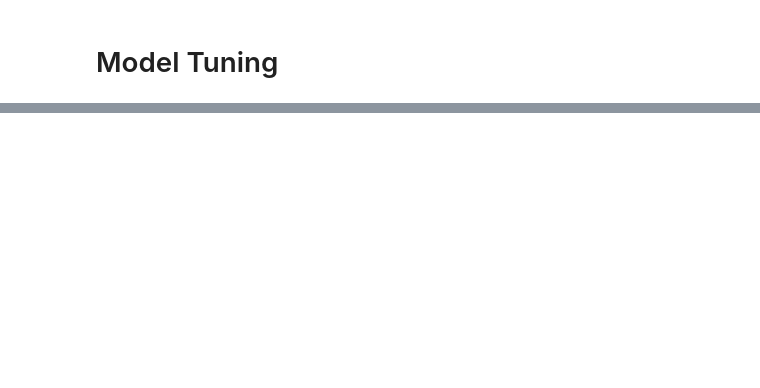
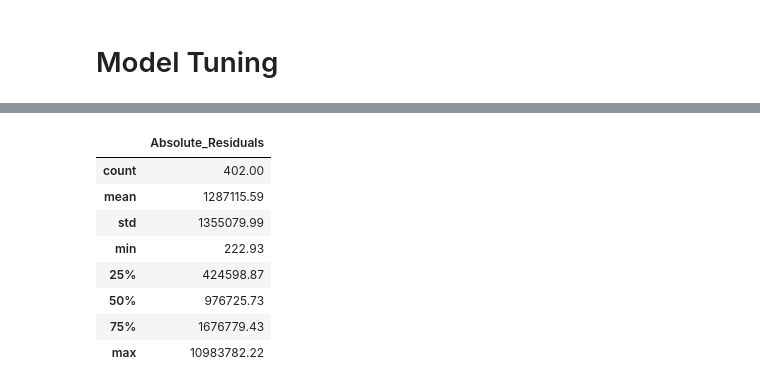
Before and after one commit to dezertdweller/capstone-project-fqhc-model, a Jupyter notebook: notebooks/modeling.ipynb, the cells around one changed output, grey strips where cells are left out. Drawn from its saved outputs; the diff is of its cells as text; code cells hidden in the pictures; blank space fills up the shorter version.

```diff
--- a/notebooks/modeling.ipynb
+++ b/notebooks/modeling.ipynb
@@ -1406,0 +1492,25 @@ print(list(top_models[top_models['model_type'] == 'Random Forest Regressor']['be
+# %%
+residuals = y_test - y_pred
+
+# Create a DataFrame to analyze the residuals
+results_df = pd.DataFrame({
+    'Actual': y_test.flatten(),
+    'Predicted': y_pred.flatten(),
+    'Residuals': residuals.flatten(),
+    'Absolute_Residuals': abs(residuals).flatten()
+})
+
+# Sort the df by absolute residuals in descending order
+results_df = results_df.sort_values(by='Absolute_Residuals', ascending=False)
+
+results_df[['Absolute_Residuals']].describe().apply(lambda x: x.apply('{0:.2f}'.format))
+# %% [output]
+|  | Absolute_Residuals |
+| count | 402.00 |
+| mean | 1287115.59 |
+| std | 1355079.99 |
+| min | 222.93 |
+| 25% | 424598.87 |
+| 50% | 976725.73 |
+| 75% | 1676779.43 |
+| max | 10983782.22 |
```
Also changed, not shown: parts of 47 cells of this notebook.
